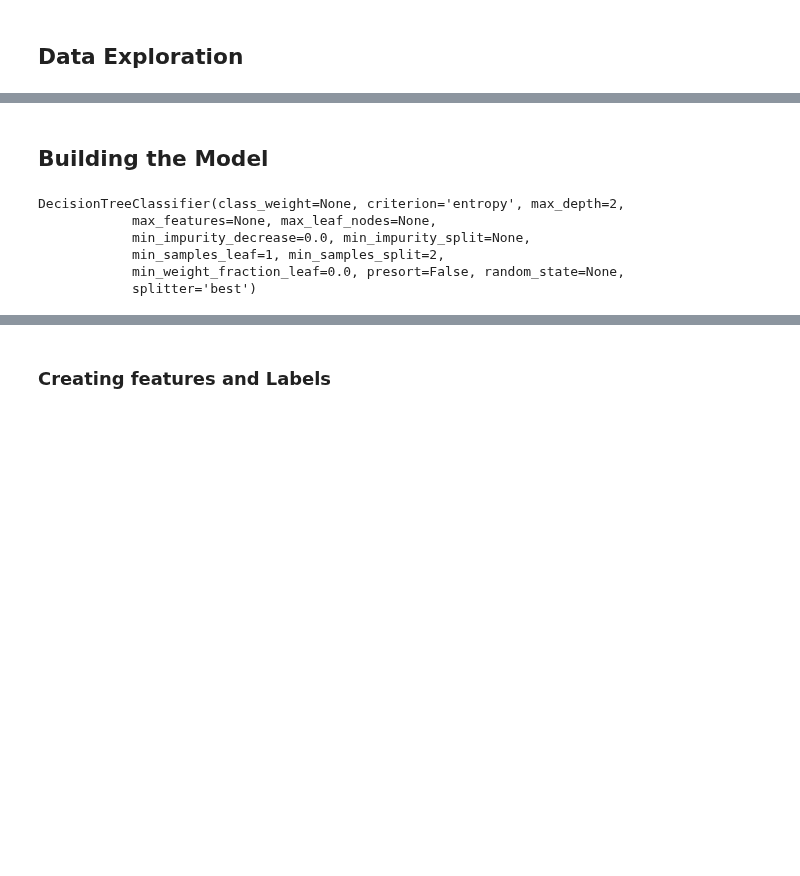
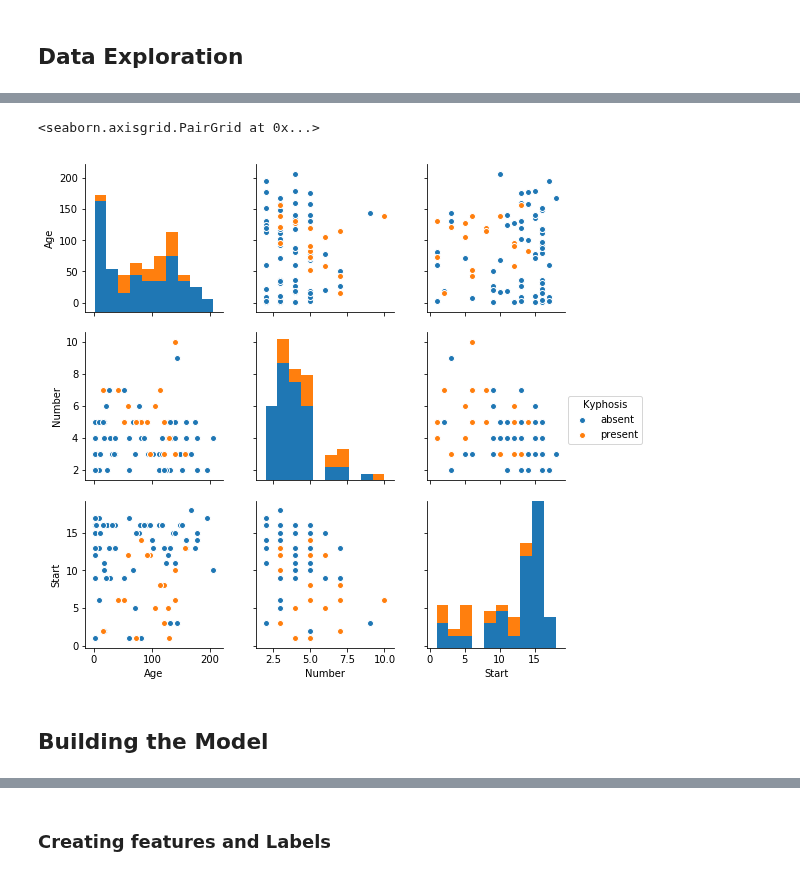
Before and after one commit to subhamsarangi/ML, a Jupyter notebook: 4. Decision Tree/1.1 Decision Tree.ipynb, the cells around one changed output, grey strips where cells are left out. Cells and saved outputs as stored; diff of their text form; code cells hidden in the pictures; blank space fills up the shorter version.

Commit message:
decision tree

```diff
--- a/4. Decision Tree/1.1 Decision Tree.ipynb
+++ b/4. Decision Tree/1.1 Decision Tree.ipynb
@@ -38,2 +36,4 @@ import matplotlib.pyplot as plt
+# %%
+df = pd.read_csv('kyphosis.csv')
 # %% [markdown]
 ## Data Exploration
@@ -42,17 +48,7 @@ import matplotlib.pyplot as plt
+# %%
+sns.pairplot(df,hue='Kyphosis')
+# %% [output]
+<seaborn.axisgrid.PairGrid at 0x...>
+[figure, added]
 # %% [markdown]
 ## Building the Model
-# %%
-from sklearn.datasets import load_iris
-from sklearn.tree import DecisionTreeClassifier
-iris = load_iris()
-X = iris.data[:, 2:] # petal length and width
-y = iris.target
-tree_clf = DecisionTreeClassifier(max_depth=2,criterion='entropy')
-tree_clf.fit(X, y)
-# %% [output]
-DecisionTreeClassifier(class_weight=None, criterion='entropy', max_depth=2,
-            max_features=None, max_leaf_nodes=None,
-            min_impurity_decrease=0.0, min_impurity_split=None,
-            min_samples_leaf=1, min_samples_split=2,
-            min_weight_fraction_leaf=0.0, presort=False, random_state=None,
-            splitter='best')
```
Also changed, not shown: parts of 21 cells of this notebook, 6 other files.
